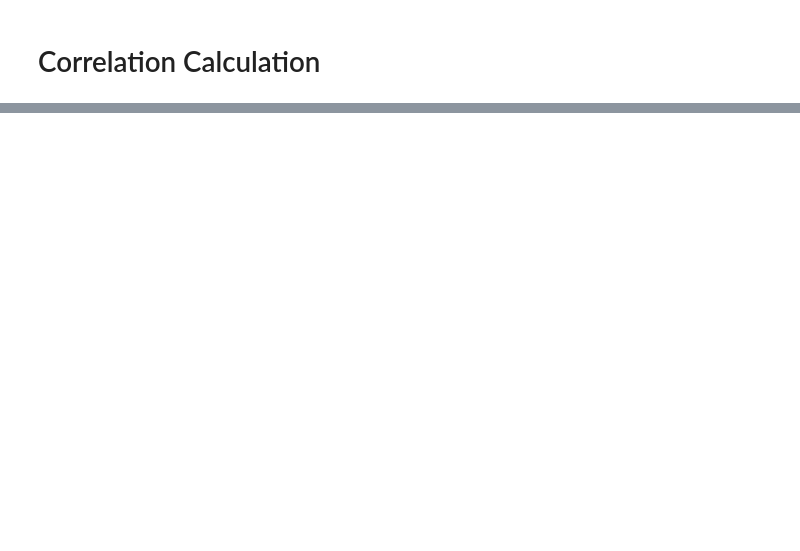
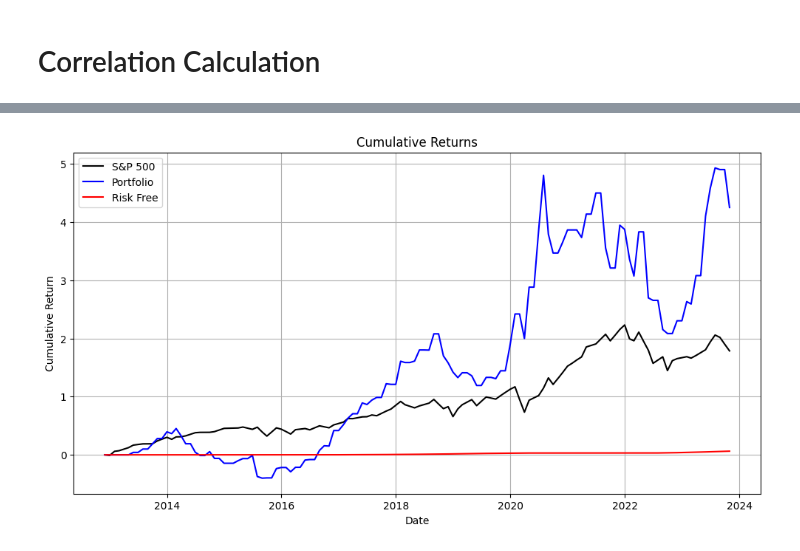
Before and after one commit to veervohra03/CashHedged, a Jupyter notebook: Veer-Base.ipynb, the cells around one changed output, grey strips where cells are left out. Cells and saved outputs as stored; diff of their text form; code cells hidden in the pictures; blank space fills up the shorter version.

```diff
--- a/Veer-Base.ipynb
+++ b/Veer-Base.ipynb
@@ -458,0 +622,22 @@ pd.DataFrame(
+# %%
+portfolio['log_temp_return'] = np.log1p(portfolio['snp_return'])
+portfolio['snp_cum_return'] = np.expm1(portfolio['log_temp_return'].cumsum())
+
+portfolio['log_temp_return'] = np.log1p(portfolio['portfolio_return'])
+portfolio['portfolio_cum_return'] = np.expm1(portfolio['log_temp_return'].cumsum())
+
+portfolio['log_temp_return'] = np.log1p(portfolio['rf_rate'])
+portfolio['rf_cum_return'] = np.expm1(portfolio['log_temp_return'].cumsum())
+# %%
+plt.figure(figsize=(12, 6))
+plt.plot(portfolio['date'], portfolio['snp_cum_return'], label='S&P 500', color='black')
+plt.plot(portfolio['date'], portfolio['portfolio_cum_return'], label='Portfolio', color='blue')
+plt.plot(portfolio['date'], portfolio['rf_cum_return'], label='Risk Free', color='red')
+plt.title('Cumulative Returns')
+plt.xlabel('Date')
+plt.ylabel('Cumulative Return')
+plt.legend()
+plt.grid()
+plt.show()
+# %% [output]
+[figure, added]
```
Also changed, not shown: parts of 33 cells of this notebook.
